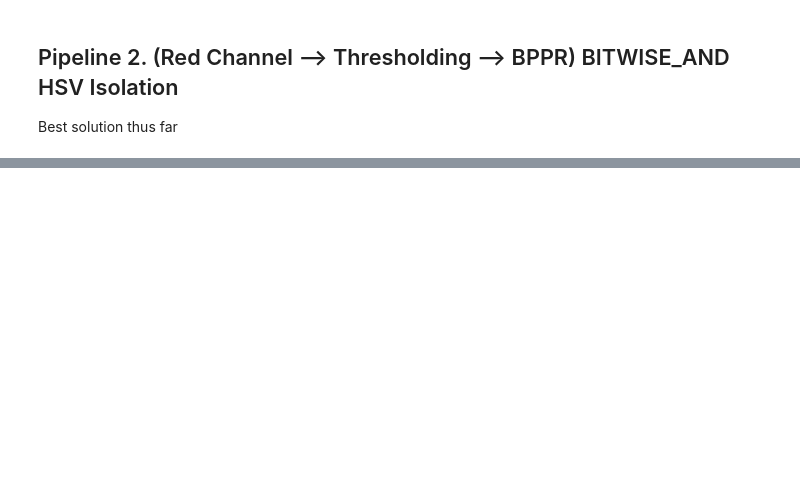
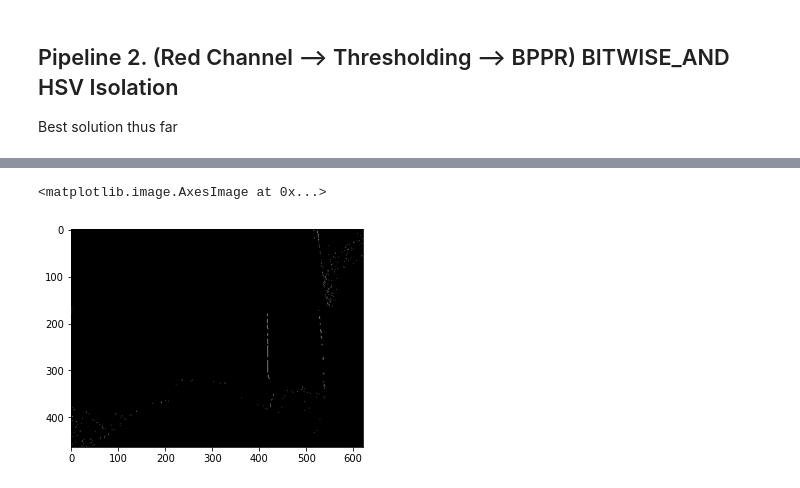
Before and after one commit to B33Boy/3D-Scanner, a Jupyter notebook: Notebooks/detect_laser.ipynb, the cells around one changed output, grey strips where cells are left out. Cells and saved outputs as stored; diff of their text form; code cells hidden in the pictures; blank space fills up the shorter version.

Commit message:
feat: added gradient based laser isolation

```diff
--- a/Notebooks/detect_laser.ipynb
+++ b/Notebooks/detect_laser.ipynb
@@ -369,0 +417,43 @@ pipeline3()
+# %%
+from scipy.ndimage import convolve, sobel
+
+def pipeline4(on, off):
+    img_on = cv2.imread(on)
+    img_off = cv2.imread(off)
+
+    # # Resize for illustration purposes
+    # img = cv2.resize(img, (720, 480))
+
+    img_on = img_on[:,:,2] - 0.5*(img_on[:,:,0] + img_on[:,:,1])
+    img_off = img_off[:,:,2] - 0.5*(img_off[:,:,0] + img_off[:,:,1])
+
+    img = img_on - img_off
+
+    # For each row, get the position of the highest intensity
+    # img = np.argmax(img, axis=1)
+
+    # ver = np.array([[1, 0, -1], [2, 0, -2], [1, 0, -1]])
+    # hor = np.array([[-1, -2, -1], [0, 0, 0], [1, 2, 1]])
+
+    # ver_grad = convolve(img, ver)
+    # hor_grad = convolve(img, hor)
+    # grad = np.sqrt(np.square(ver_grad) + np.square(hor_grad))
+
+    # Create emptry array of zeros of same size as img
+    out = np.full_like(img, 0)
+
+    img = img.astype('int32')
+
+    dx = sobel(img, 0)
+    dy = sobel(img, 1)
+    mag = np.hypot(dx, dy)
+
+    bppr = np.argmax(mag, axis=1)
+
+    # Set the highest intensity pixel locations to 255
+    out[np.arange(len(bppr)), bppr] = 255
+
+    return out, bppr
+
+
+out, bppr = pipeline4('res/unit_tests/laser_iso/laser_on_0.png', 'res/unit_tests/laser_iso/laser_off_1.png')
@@ -369,0 +465,5 @@ pipeline3()
+# %%
+plt.imshow(out, cmap='gray')
+# %% [output]
+<matplotlib.image.AxesImage at 0x...>
+[figure, added]
```
Also changed, not shown: parts of 11 cells of this notebook, 2 other files.
